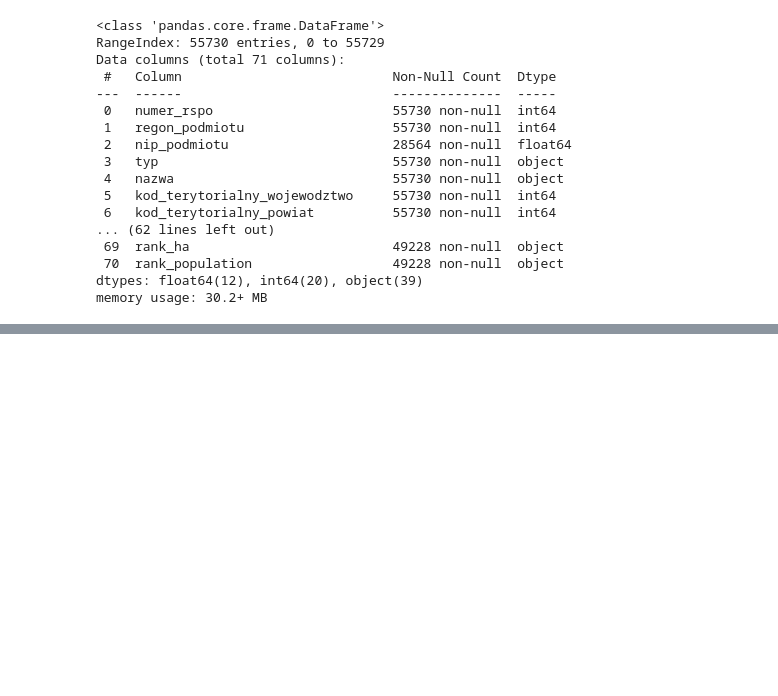
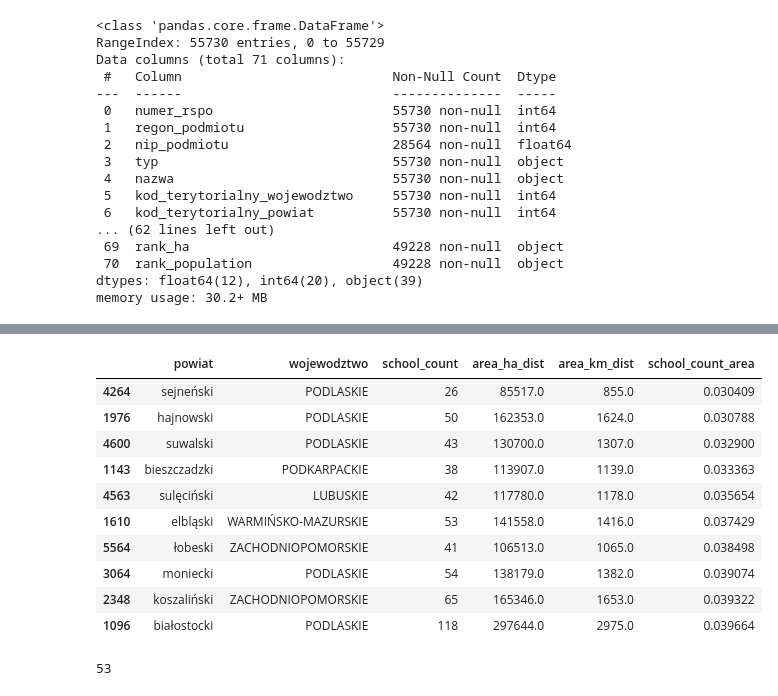
Before and after one commit to DataWorkshop-Foundation/way-to-school, a Jupyter notebook: notebooks/EDA.ipynb, the cells around one changed output, grey strips where cells are left out. Saved outputs shown, nothing was run; the diff lists cells and outputs as text; code cells hidden in the pictures; blank space fills up the shorter version.

```diff
--- a/notebooks/EDA.ipynb
+++ b/notebooks/EDA.ipynb
@@ -65,0 +160,18 @@ Index(['typ', 'nazwa', 'wojewodztwo', 'powiat', 'gmina', 'miejscowosc',
+# %%
+df_agg_dist.sort_values(by = 'school_count_area', ascending=True)[:10]
+# %% [output]
+|  | powiat | wojewodztwo | school_count | area_ha_dist | area_km_dist | school_count_area |
+| 4264 | sejneński | PODLASKIE | 26 | 85517.0 | 855.0 | 0.030409 |
+| 1976 | hajnowski | PODLASKIE | 50 | 162353.0 | 1624.0 | 0.030788 |
+| 4600 | suwalski | PODLASKIE | 43 | 130700.0 | 1307.0 | 0.032900 |
+| 1143 | bieszczadzki | PODKARPACKIE | 38 | 113907.0 | 1139.0 | 0.033363 |
+| 4563 | sulęciński | LUBUSKIE | 42 | 117780.0 | 1178.0 | 0.035654 |
+| 1610 | elbląski | WARMIŃSKO-MAZURSKIE | 53 | 141558.0 | 1416.0 | 0.037429 |
+| 5564 | łobeski | ZACHODNIOPOMORSKIE | 41 | 106513.0 | 1065.0 | 0.038498 |
+| 3064 | moniecki | PODLASKIE | 54 | 138179.0 | 1382.0 | 0.039074 |
+| 2348 | koszaliński | ZACHODNIOPOMORSKIE | 65 | 165346.0 | 1653.0 | 0.039322 |
+| 1096 | białostocki | PODLASKIE | 118 | 297644.0 | 2975.0 | 0.039664 |
+# %%
+df.typ.nunique()
+# %% [output]
+53
```
Also changed, not shown: parts of 25 cells of this notebook.
